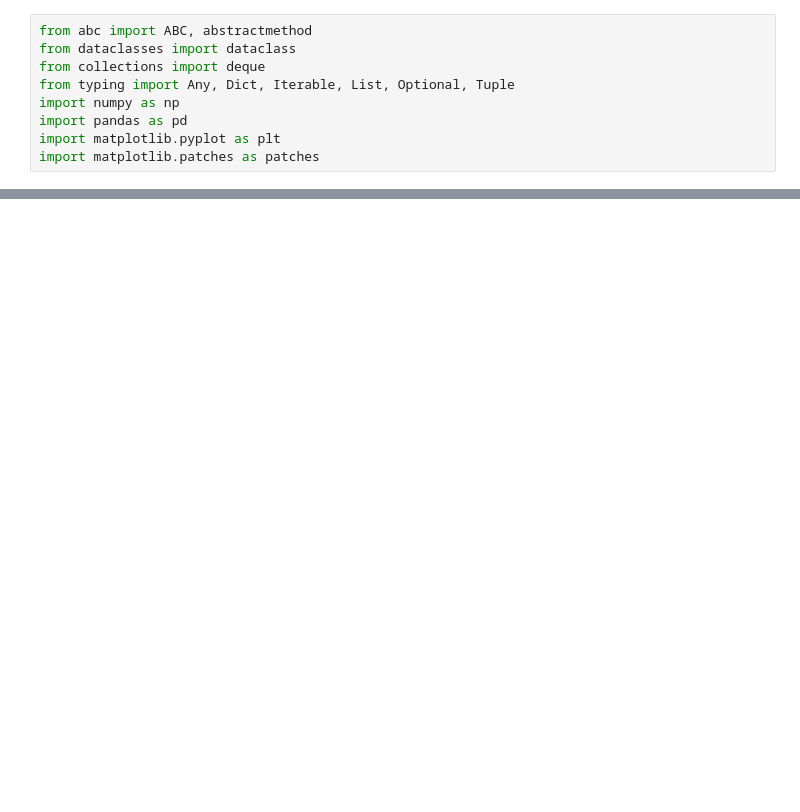
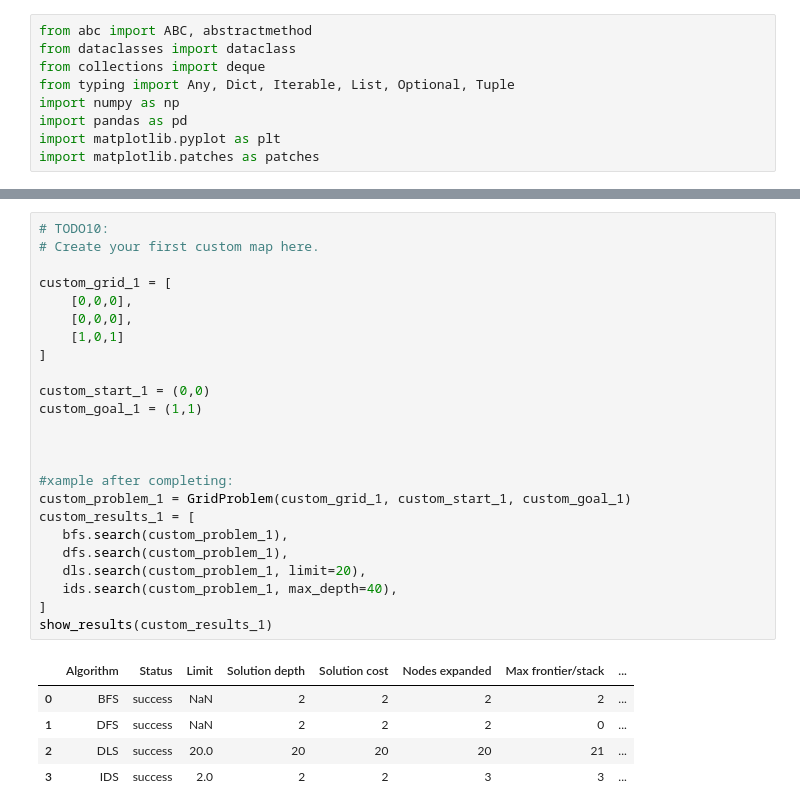
Before and after one commit to Phyron-gif/intro_to_ai_lab1, a Jupyter notebook: notebook/workspace.ipynb, the cells around one changed output, grey strips where cells are left out. Saved outputs shown, nothing was run; the diff lists cells and outputs as text; blank space fills up the shorter version.

```diff
--- a/notebook/workspace.ipynb
+++ b/notebook/workspace.ipynb
@@ -91,0 +580,30 @@ class GridProblem(Problem):
+# %%
+# TODO10:
+# Create your first custom map here.
+
+custom_grid_1 = [
+    [0,0,0],
+    [0,0,0],
+    [1,0,1]
+]
+
+custom_start_1 = (0,0)
+custom_goal_1 = (1,1)
+
+
+
+#xample after completing:
+custom_problem_1 = GridProblem(custom_grid_1, custom_start_1, custom_goal_1)
+custom_results_1 = [
+   bfs.search(custom_problem_1),
+   dfs.search(custom_problem_1),
+   dls.search(custom_problem_1, limit=20),
+   ids.search(custom_problem_1, max_depth=40),
+]
+show_results(custom_results_1)
+# %% [output]
+|  | Algorithm | Status | Limit | Solution depth | Solution cost | Nodes expanded | Max frontier/stack | ... |
+| 0 | BFS | success | NaN | 2 | 2 | 2 | 2 | ... |
+| 1 | DFS | success | NaN | 2 | 2 | 2 | 0 | ... |
+| 2 | DLS | success | 20.0 | 20 | 20 | 20 | 21 | ... |
+| 3 | IDS | success | 2.0 | 2 | 2 | 3 | 3 | ... |
```
Also changed, not shown: parts of 15 cells of this notebook.
